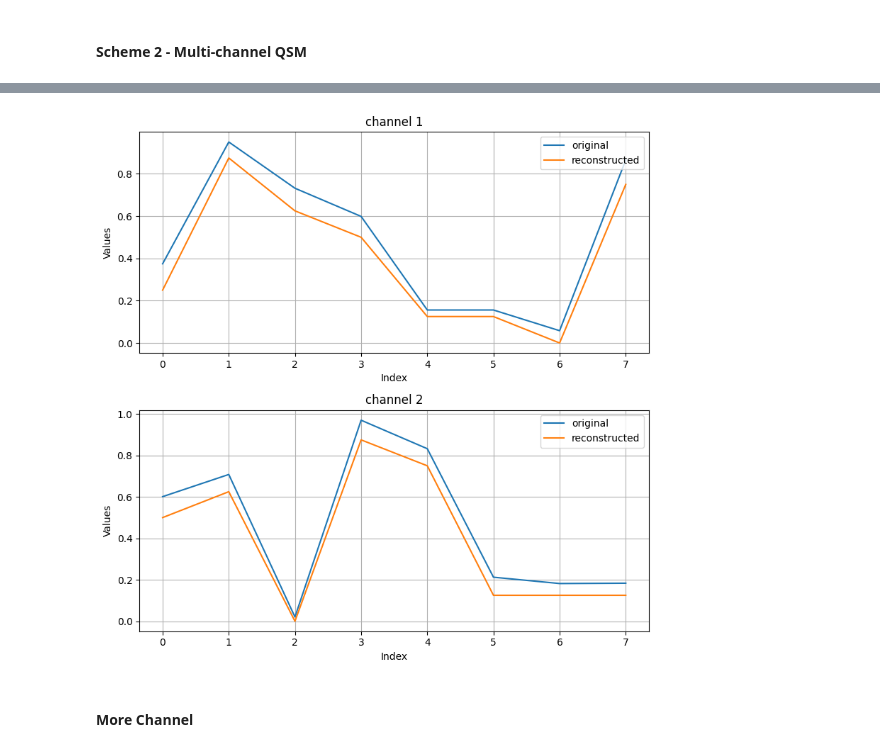
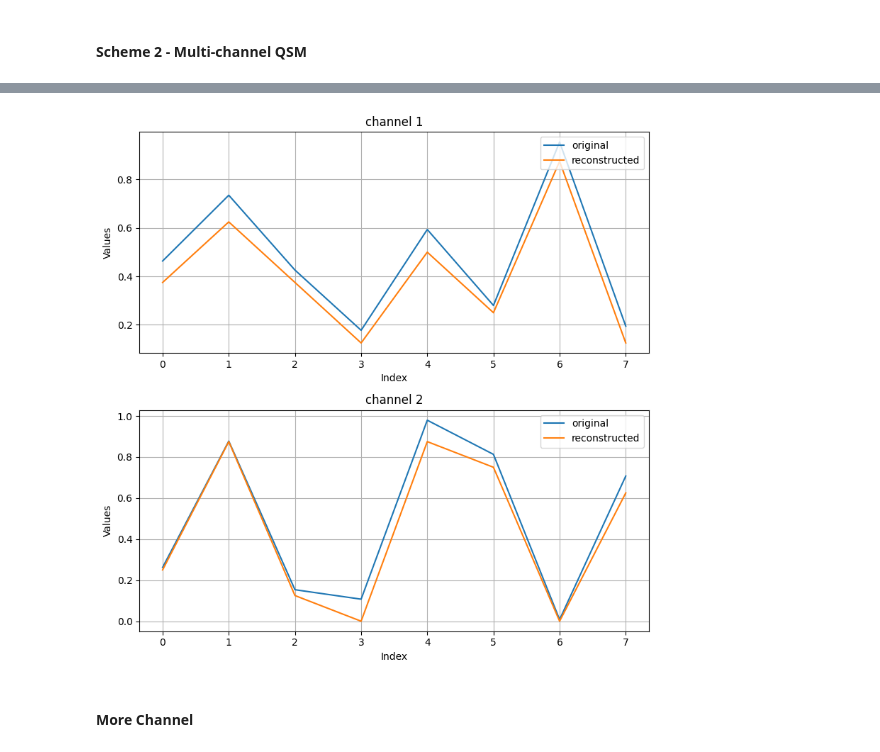
Before and after one commit to moth-quantum/quantum-audio, a Jupyter notebook: Demo.ipynb, the cells around one changed output, grey strips where cells are left out. Drawn from its saved outputs; the diff is of its cells as text; code cells hidden in the pictures.

```diff
--- a/Demo.ipynb
+++ b/Demo.ipynb
@@ -9,3 +10,7 @@ from quantumaudio import utils
 - Example with 3 Basic Schemes
 - Example with 2 Multi-channel Schemes
 - Audio Example
+# %%
+import numpy as np
+signal = np.random.rand(1,8)
+two_d_signal = np.random.rand(2,8)
@@ -84,5 +85,2 @@ interactive(children=(IntSlider(value=1, description='Shots', max=4000, min=1, s
 # %% [markdown]
 #### Part B) Multi-channel Signal Example with 2 Schemes
-# %%
-two_d_signal = utils.simulate_data(2,8)
-utils.plot(two_d_signal)
@@ -123,9 +119,9 @@ Number of qubits required: 8
 # %%
 reconstructed_signal = mqsm.decode(circuit_5)
 # %%
-utils.plot([two_d_signal,reconstructed_signal])
+plot([two_d_signal,reconstructed_signal])
 # %% [output]
-[figure, old version]
+[figure, new version]
 # %% [markdown]
 #### More Channel
 # %%
```
Also changed, not shown: parts of 26 cells of this notebook.
